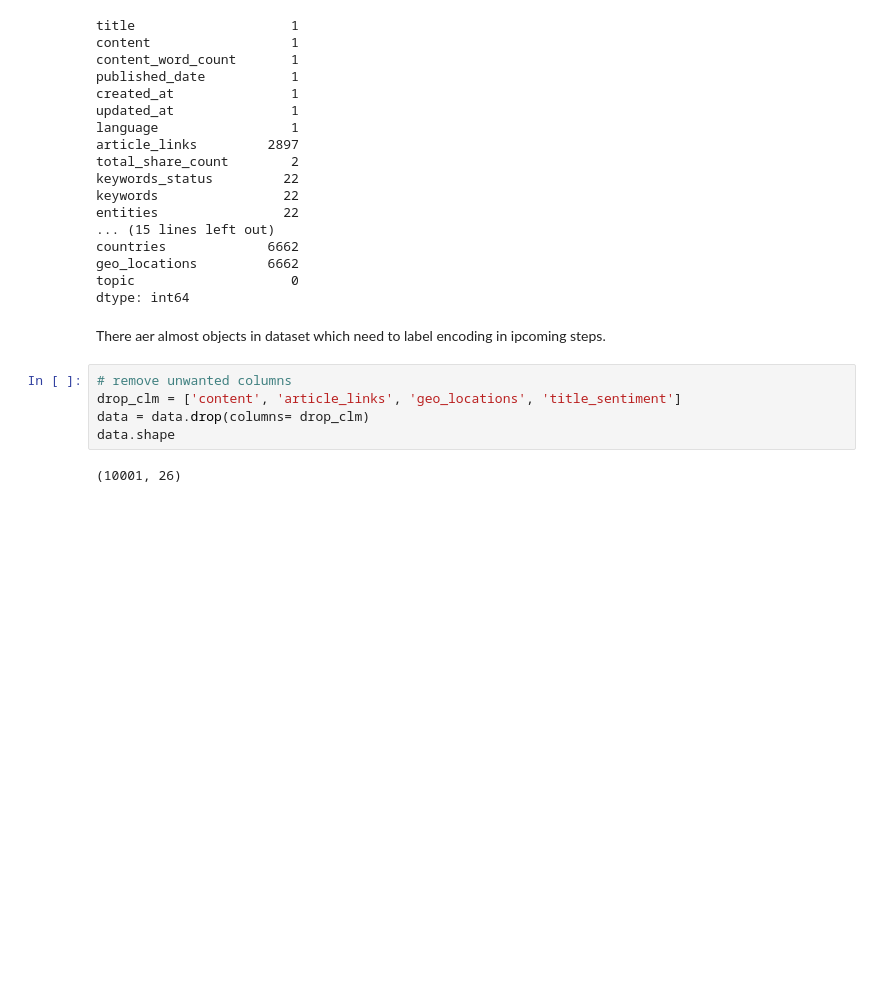
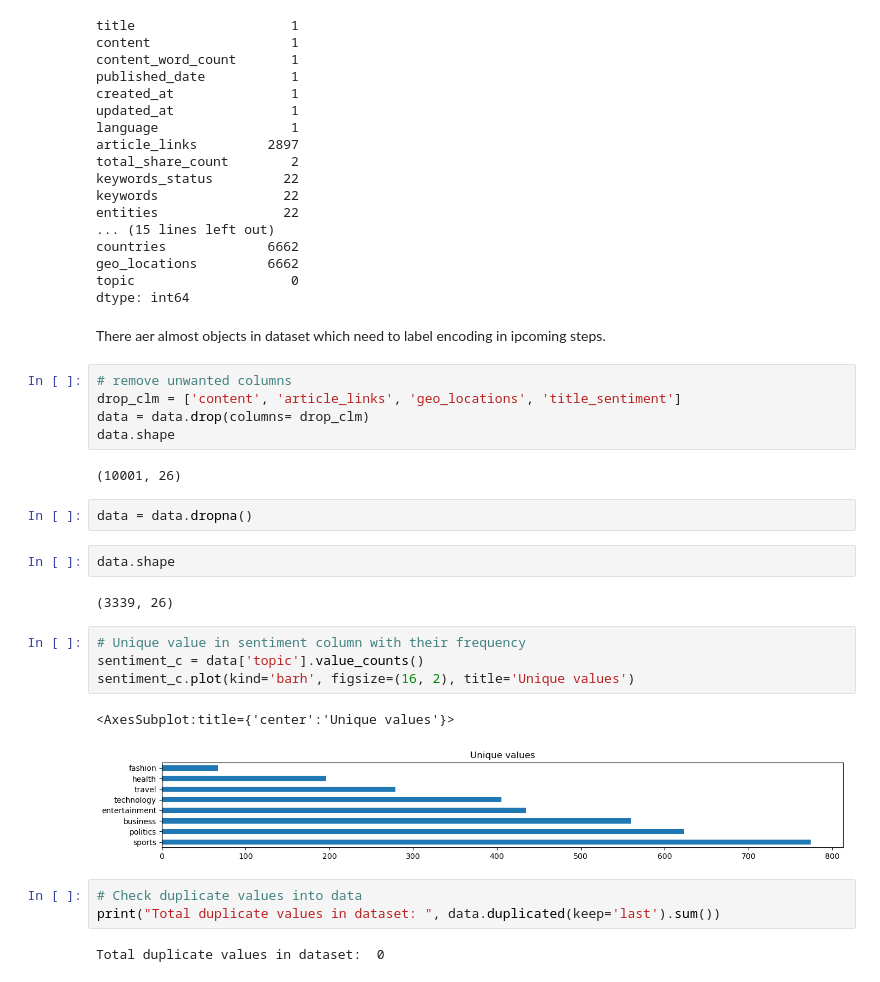
Before and after one commit to JaininV/jainin_ml_projects, a Jupyter notebook: Speech_recognise/main.ipynb, the cells around one changed output. Cells and saved outputs as stored; diff of their text form; blank space fills up the shorter version.

Commit message:
remove null values and duplicate value

```diff
--- a/Speech_recognise/main.ipynb
+++ b/Speech_recognise/main.ipynb
@@ -93,3 +93,21 @@ data = data.drop(columns= drop_clm)
 data.shape
 # %% [output]
 (10001, 26)
+# %%
+data = data.dropna()
+# %%
+data.shape
+# %% [output]
+(3339, 26)
+# %%
+# Unique value in sentiment column with their frequency
+sentiment_c = data['topic'].value_counts()
+sentiment_c.plot(kind='barh', figsize=(16, 2), title='Unique values')
+# %% [output]
+<AxesSubplot:title={'center':'Unique values'}>
+[figure, added]
+# %%
+# Check duplicate values into data
+print("Total duplicate values in dataset: ", data.duplicated(keep='last').sum())
+# %% [output]
+Total duplicate values in dataset:  0
```
